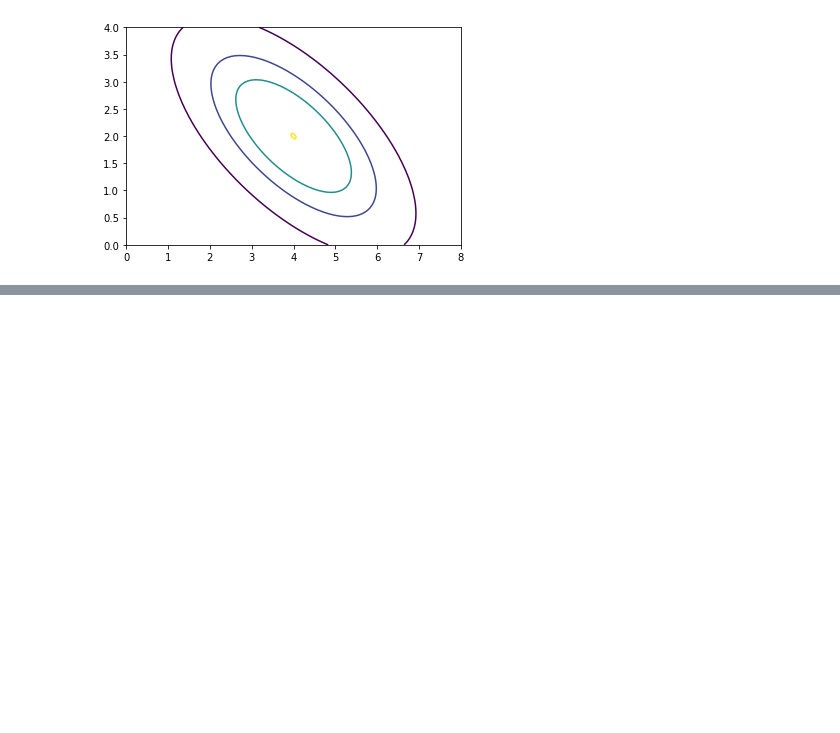
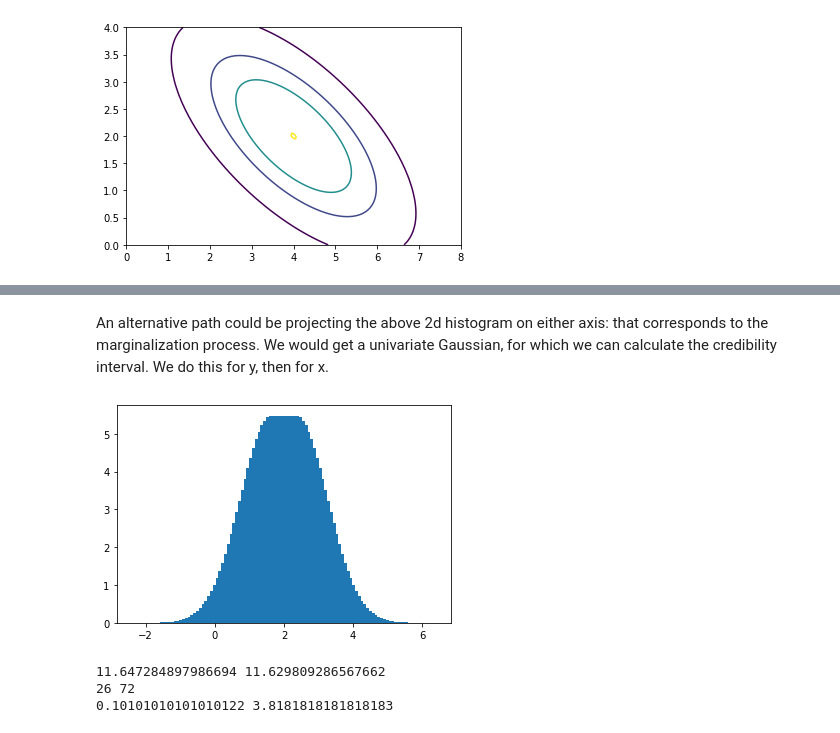
Before and after one commit to blackbianca/Astrostatistics-Cosmology---Homework, a Jupyter notebook: MCMC.ipynb, the cells around one changed output, grey strips where cells are left out. Drawn from its saved outputs; the diff is of its cells as text; code cells hidden in the pictures; blank space fills up the shorter version.

```diff
--- a/MCMC.ipynb
+++ b/MCMC.ipynb
@@ -94,0 +147,37 @@ print(xy)
+# %% [markdown]
+An alternative path could be projecting the above 2d histogram on either axis: that corresponds to the marginalization process. We would get a univariate Gaussian, for which we can calculate the credibility interval. We do this for y, then for x.
+# %%
+marg_post_y = np.zeros(N, float)
+for i in range(N):
+    for j in range(N):
+        marg_post_y[i] += z[i,j]
+
+plt.bar(yvec,marg_post_y)
+plt.show()
+
+bin_width = 8./100
+I = sum(marg_post_y)*bin_width
+alpha = 0.95*I
+peak = np.max(marg_post_y)
+ind = np.argmax(marg_post_y)
+
+ind1 = ind-1
+ind2 = ind+1
+I0=0
+while(I0<alpha):
+    I0=0
+    for j in range(ind1,ind2):
+        I0 += marg_post_y[j]*bin_width
+    ind1 -=1
+    ind2 +=1
+
+
+
+print(I0, alpha)
+print(ind1,ind2)
+print(yvec[ind1],yvec[ind2])
+# %% [output]
+[figure, added]
+11.647284897986694 11.629809286567662
+26 72
+0.10101010101010122 3.8181818181818183
```
Also changed, not shown: parts of 13 cells of this notebook, 1 other file.
